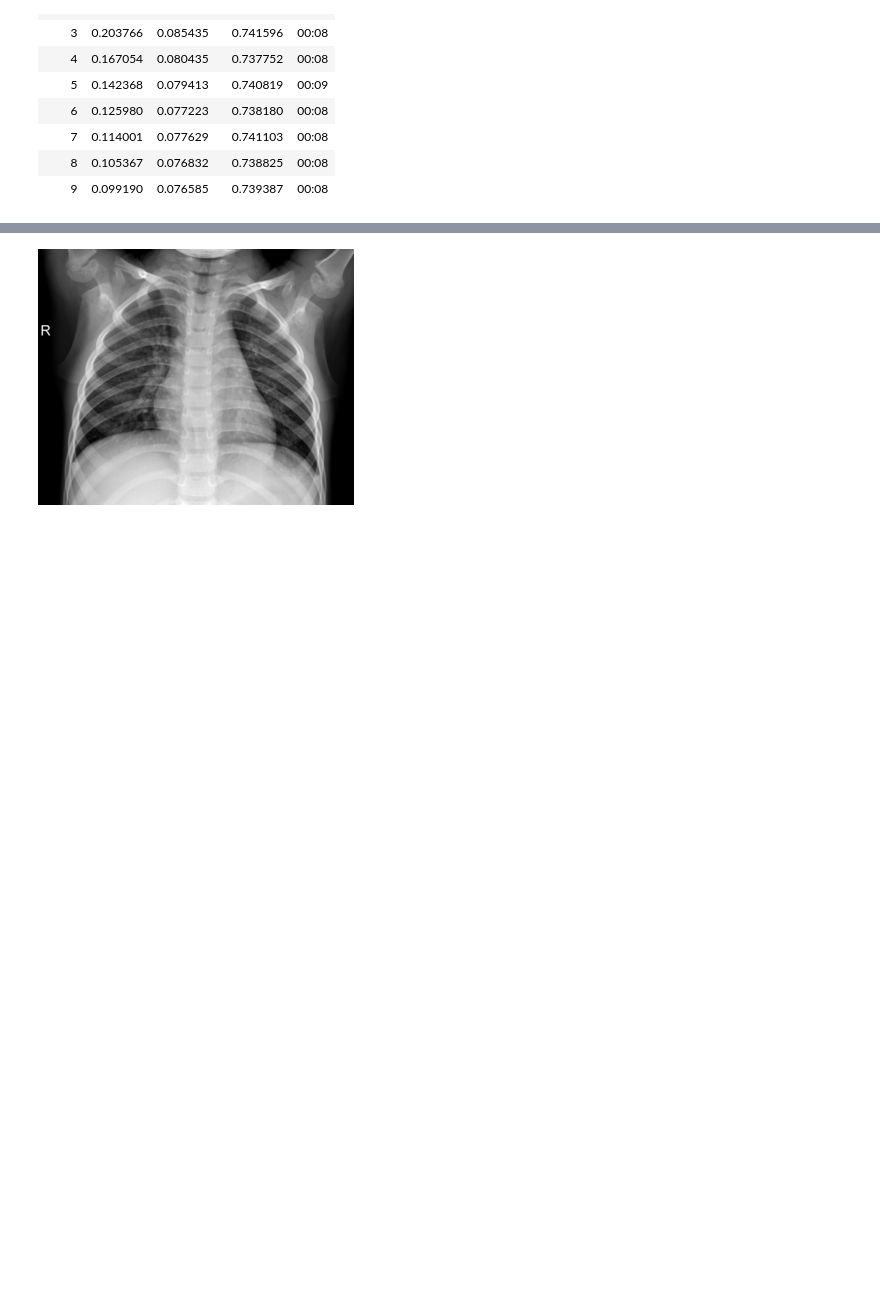
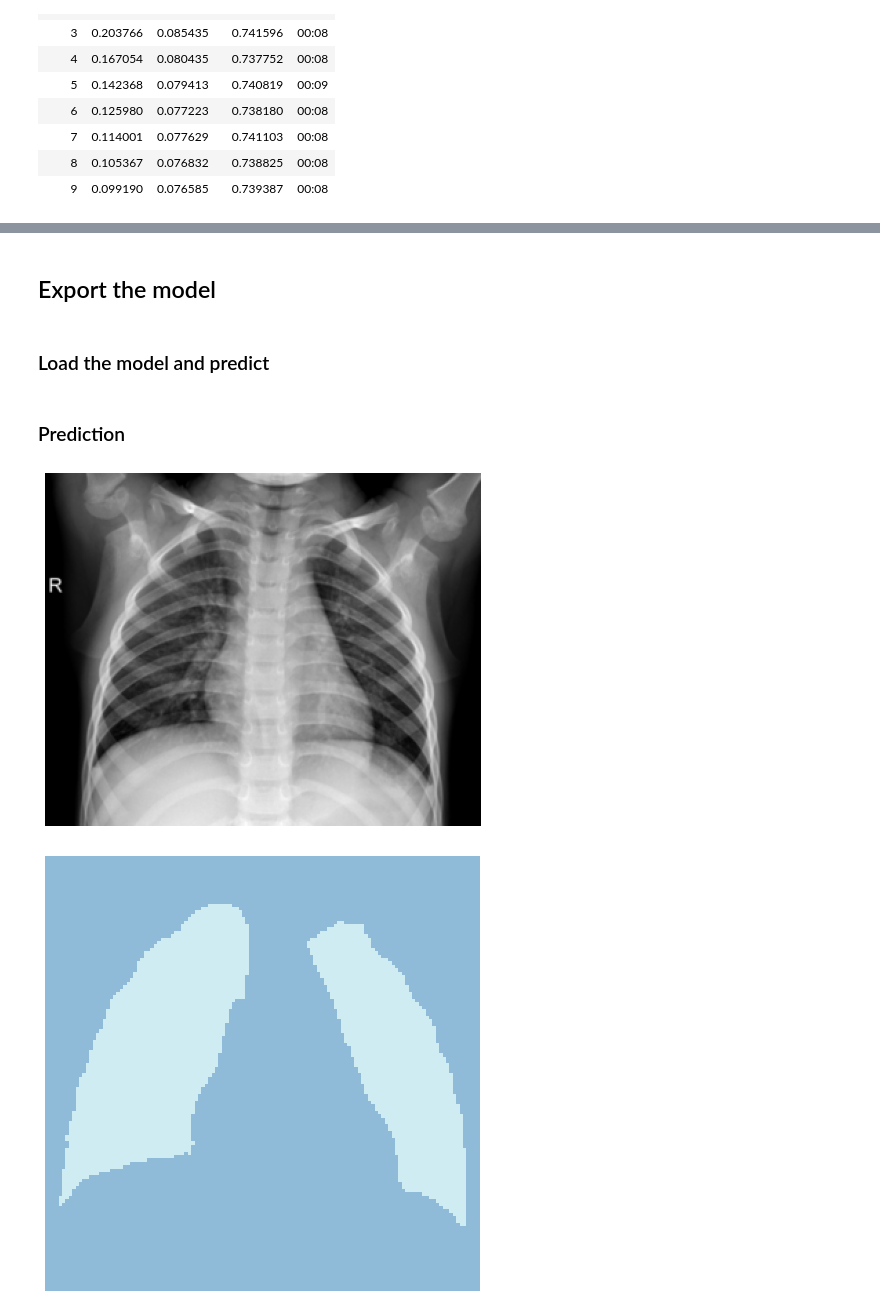
Before and after one commit to shadab4150/X_Ray_Covid_19_pnemonia_detection_lung_segmentation, a Jupyter notebook: chest_xray_segmentation_lungs.ipynb, the cells around one changed output, grey strips where cells are left out. Cells and saved outputs as stored; diff of their text form; code cells hidden in the pictures; blank space fills up the shorter version.

```diff
--- a/chest_xray_segmentation_lungs.ipynb
+++ b/chest_xray_segmentation_lungs.ipynb
@@ -37,6 +41,8 @@ path_lbl = path/'masks'
 path_img = path/'train'
 get_y_fn = lambda x: path_lbl/f'{x.stem}_mask{x.suffix}'
 codes = np.array([0,1])
+# %%
+sns.set_style('darkgrid')
 # %% [markdown]
 ## Function to show chest X_ray with Mask
 # %%
@@ -118,6 +169,24 @@ learn.fit_one_cycle(10, slice(1e-3) )
+# %% [markdown]
+## Export the model
 # %%
 learn.export('/content/chestmask.pkl')
+# %% [markdown]
+### Load the model  and predict
+# %%
+model = load_learner('/content/','chestmask.pkl')
+def chest_predict(f):
+  img_s = open_image(f)
+  img_b = immg.imread(f)
+  plt.figure(1,figsize=(7.8,7.8))
+  plt.imshow(img_b)
+  plt.axis('off')
+  plt.show()
+  pred=model.predict(img_s)[0]
+  pred.show(figsize=(12,8),cmap='tab20')
+# %% [markdown]
+### Prediction
 # %%
-img = open_image('/content/IM-0266-0001.jpeg_I.png');img
+chest_predict('/content/IM-0266-0001.jpeg_I.png')
 # %% [output]
-[figure, old version]
+[figure, new version]
+[figure, added]
```
Also changed, not shown: parts of 17 cells of this notebook.
